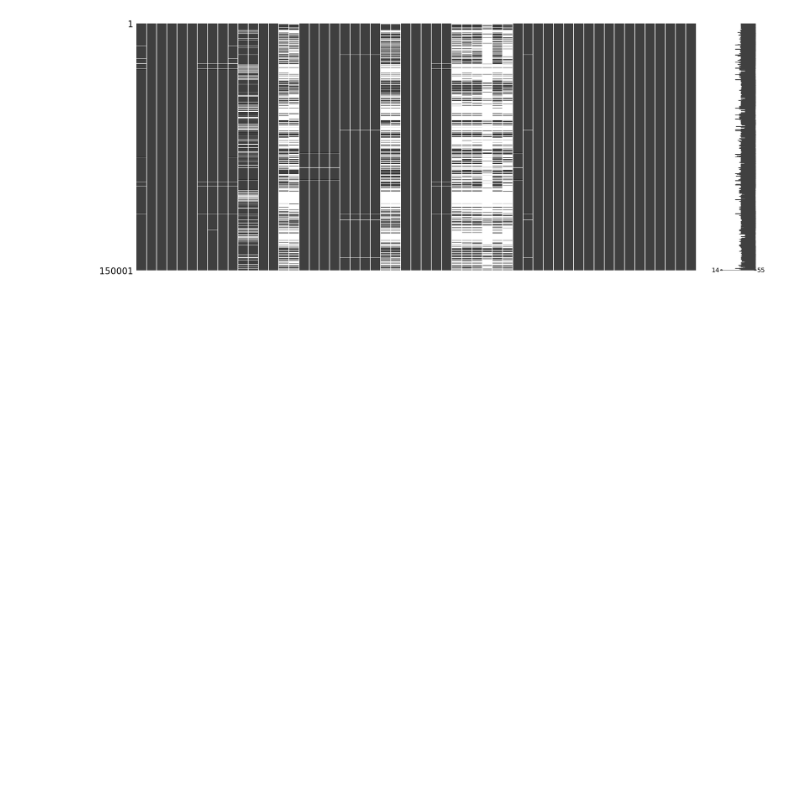
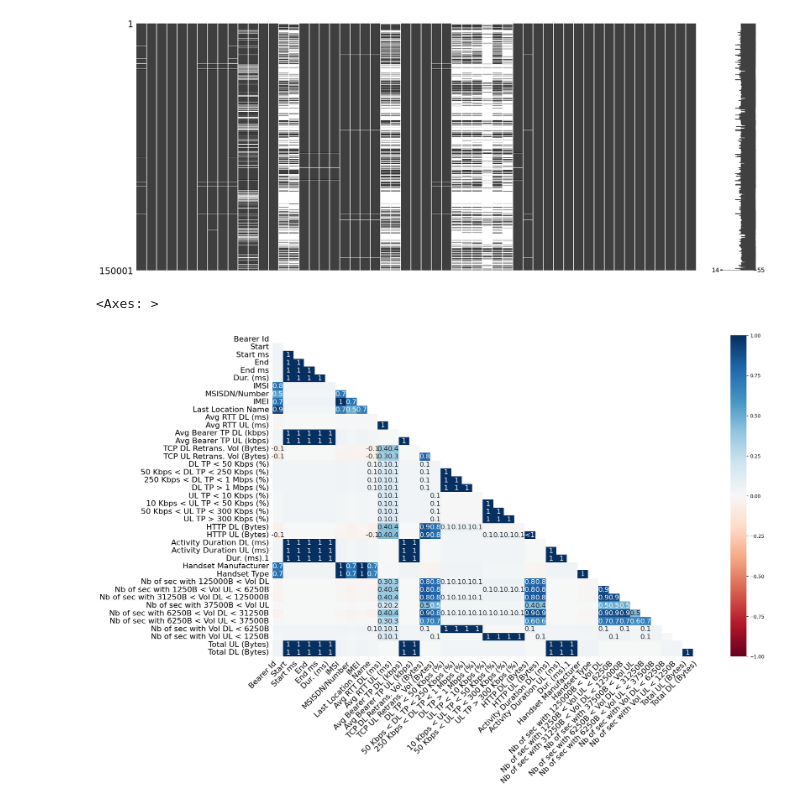
Before and after one commit to olaniSiyum/User_Analytics_in_the_Telecommunication_industry, a Jupyter notebook: notebook/data_cleaning.ipynb, the cells around one changed output. Drawn from its saved outputs; the diff is of its cells as text; code cells hidden in the pictures; blank space fills up the shorter version.

```diff
--- a/notebook/data_cleaning.ipynb
+++ b/notebook/data_cleaning.ipynb
@@ -121,3 +121,8 @@ msno.matrix(df)
 # %% [output]
 <Axes: >
 [figure]
+# %%
+msno.heatmap(df)
+# %% [output]
+<Axes: >
+[figure, added]
```
Also changed, not shown: parts of 7 cells of this notebook.
